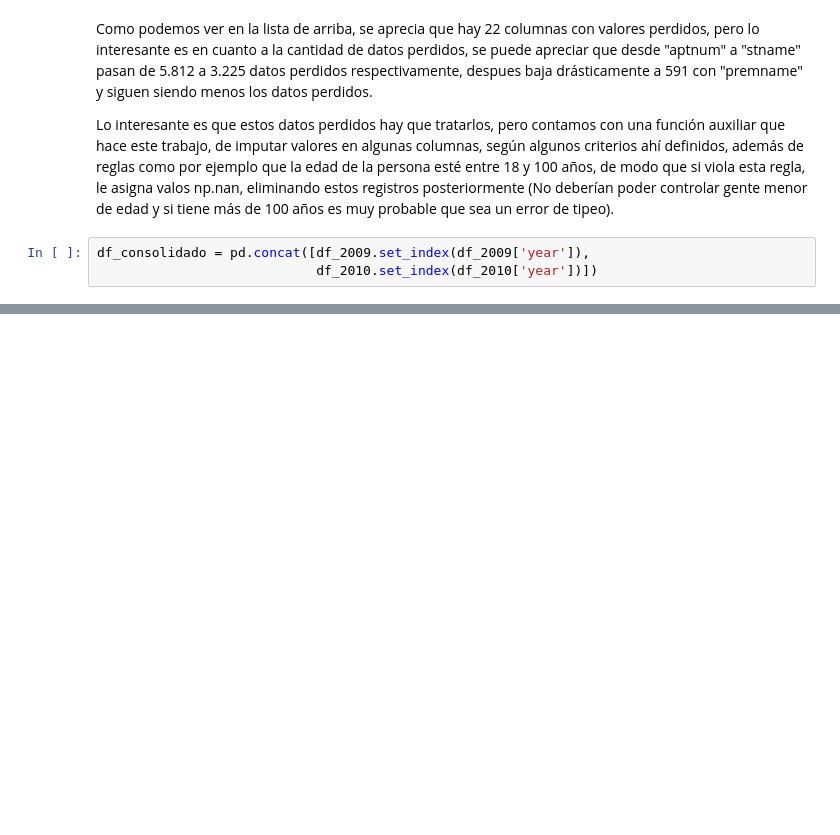
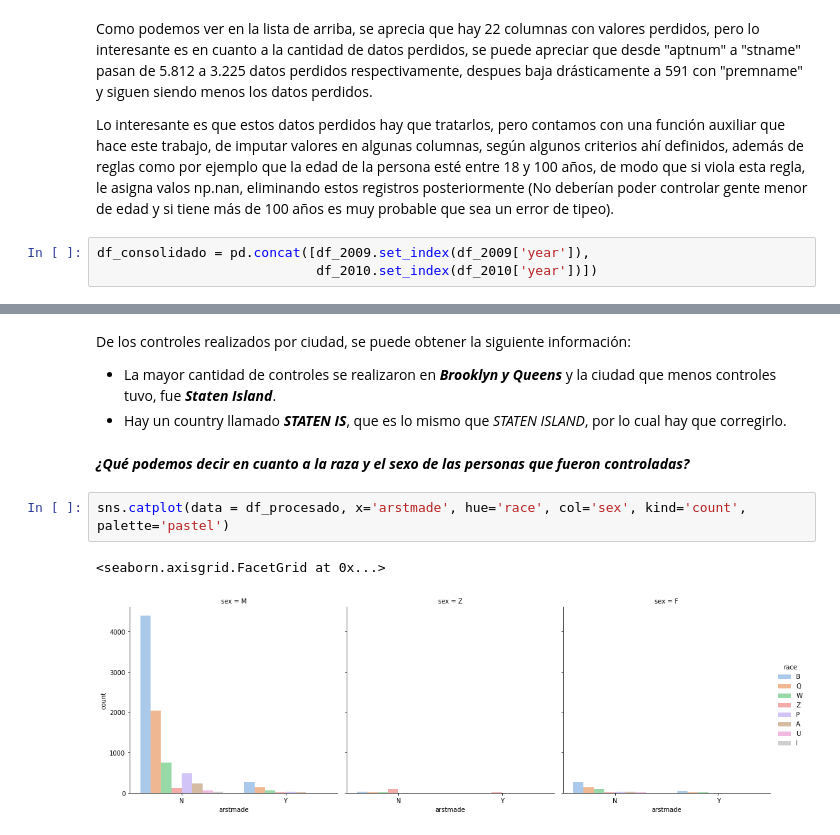
Before and after one commit to Gab0Jorq/risk_and_frisk, a Jupyter notebook: stop_and_frisk.ipynb, the cells around one changed output, grey strips where cells are left out. Drawn from its saved outputs; the diff is of its cells as text; blank space fills up the shorter version.

```diff
--- a/stop_and_frisk.ipynb
+++ b/stop_and_frisk.ipynb
@@ -82,0 +128,11 @@ df_procesado.shape
+# %% [markdown]
+De los controles realizados por ciudad, se puede obtener la siguiente información:
+* La mayor cantidad de controles se realizaron en ***Brooklyn y Queens*** y la ciudad que menos controles tuvo, fue ***Staten Island***.
+* Hay un country llamado ***STATEN IS***, que es lo mismo que *STATEN ISLAND*, por lo cual hay que corregirlo.
+# %% [markdown]
+***¿Qué podemos decir en cuanto a la raza y el sexo de las personas que fueron controladas?***
+# %%
+sns.catplot(data = df_procesado, x='arstmade', hue='race', col='sex', kind='count', palette='pastel')
+# %% [output]
+<seaborn.axisgrid.FacetGrid at 0x...>
+[figure, added]
```
Also changed, not shown: parts of 38 cells of this notebook, 2 other files.
